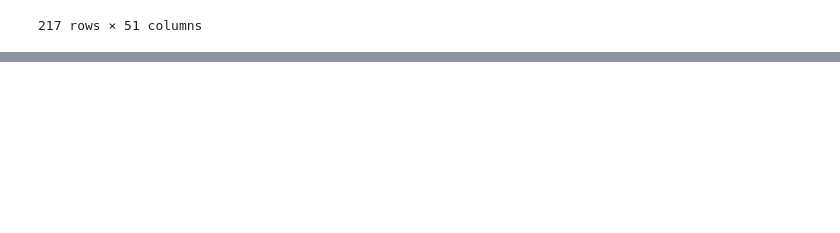
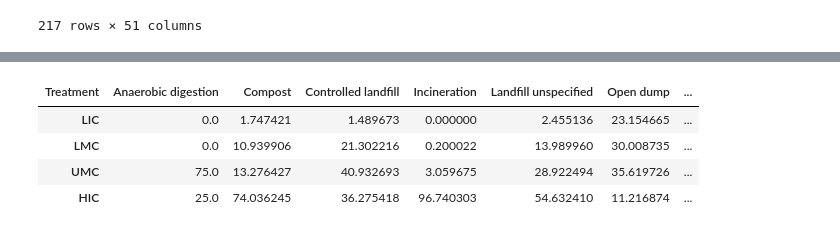
Before and after one commit to ShilpaMuralidhar/WasteManagement, a Jupyter notebook: Data_Science/viz_heatmap.ipynb, the cells around one changed output, grey strips where cells are left out. Cells and saved outputs as stored; diff of their text form; code cells hidden in the pictures; blank space fills up the shorter version.

```diff
--- a/Data_Science/viz_heatmap.ipynb
+++ b/Data_Science/viz_heatmap.ipynb
@@ -31,0 +34,15 @@ country_data_df
+# %%
+Treatment = country_data_df[['country_name',
+                             'income_id',
+                       'waste_treatment_anaerobic_digestion_percent',
+                       'waste_treatment_compost_percent',
+                       'waste_treatment_controlled_landfill_percent',
+                       'waste_treatment_incineration_percent',
+                       'waste_treatment_landfill_unspecified_percent',
+                       'waste_treatment_open_dump_percent',
+                       'waste_treatment_other_percent',
+                       'waste_treatment_recycling_percent',
+                       'waste_treatment_sanitary_landfill_landfill_gas_system_percent',
+                       'waste_treatment_unaccounted_for_percent',
+                       'waste_treatment_waterways_marine_percent']]
+Treatment.fillna(0).set_index('country_name').head(3)
@@ -31,0 +55,53 @@ country_data_df
+# %%
+Treatment_LIC = Treatment.groupby('income_id').get_group('LIC').fillna(0).drop_duplicates().set_index('country_name')
+df1 = Treatment_LIC.sum(axis=0)
+df_LIC= pd.DataFrame(df1)
+
+Treatment_LMC = Treatment.groupby('income_id').get_group('LMC').fillna(0).drop_duplicates().set_index('country_name')
+df2 = Treatment_LMC.sum(axis=0)
+df_LMC= pd.DataFrame(df2)
+
+Treatment_UMC = Treatment.groupby('income_id').get_group('UMC').fillna(0).drop_duplicates().set_index('country_name')
+df3 = Treatment_UMC.sum(axis=0)
+df_UMC= pd.DataFrame(df3)
+
+Treatment_HIC = Treatment.groupby('income_id').get_group('HIC').fillna(0).drop_duplicates().set_index('country_name')
+df4 = Treatment_HIC.sum(axis=0)
+df_HIC= pd.DataFrame(df4)
+
+df_Treatment = pd.concat([df_LIC,df_LMC,df_UMC,df_HIC ], axis=1)
+df_Treatment.columns=["LIC", "LMC", "UMC", "HIC"]
+df_Treatment.index.names = ['Treatment']
+df_Treatment
+
+df_Treatment["Total"] = df_Treatment["LIC"] + df_Treatment["LMC"] + df_Treatment["UMC"] + df_Treatment["HIC"]
+df_world = df_Treatment.drop(['income_id'])
+df_world["Total"] = df_world["Total"].astype(float)
+df_world["Prop_LIC"] = ((df_world["LIC"] / df_world["Total"]) * 100).astype(float)
+df_world["Prop_LMC"] = ((df_world["LMC"] / df_world["Total"]) * 100).astype(float)
+df_world["Prop_UMC"] = ((df_world["UMC"]/ df_world["Total"]) * 100).astype(float)
+df_world["Prop_HIC"] = ((df_world["HIC"]/ df_world["Total"]) * 100).astype(float)
+
+
+df=df_world.rename(index = {'waste_treatment_anaerobic_digestion_percent':'Anaerobic digestion',
+                      'waste_treatment_compost_percent': 'Compost',
+                      'waste_treatment_controlled_landfill_percent': 'Controlled landfill',
+                      'waste_treatment_incineration_percent':'Incineration',
+                      'waste_treatment_landfill_unspecified_percent':'Landfill unspecified',
+                      'waste_treatment_open_dump_percent':'Open dump',
+                      'waste_treatment_other_percent':'Other',
+                      'waste_treatment_recycling_percent':'Recycling',
+                      'waste_treatment_sanitary_landfill_landfill_gas_system_percent':'Sanitary & landfill & gas',
+                      'waste_treatment_unaccounted_for_percent':'Unaccounted',
+                      'waste_treatment_waterways_marine_percent':'Waterways & marine'})
+df.reset_index()
+a = df.drop(['LIC', 'LMC', 'UMC', 'HIC', 'Total'], axis=1)
+a.rename(columns = {'Prop_LIC':'LIC', 'Prop_LMC':'LMC', 'Prop_UMC':'UMC', 'Prop_HIC':'HIC'}, inplace = True)
+Transposed_Treatment = a.T
+Transposed_Treatment
+# %% [output]
+| Treatment | Anaerobic digestion | Compost | Controlled landfill | Incineration | Landfill unspecified | Open dump | ... |
+| LIC | 0.0 | 1.747421 | 1.489673 | 0.000000 | 2.455136 | 23.154665 | ... |
+| LMC | 0.0 | 10.939906 | 21.302216 | 0.200022 | 13.989960 | 30.008735 | ... |
+| UMC | 75.0 | 13.276427 | 40.932693 | 3.059675 | 28.922494 | 35.619726 | ... |
+| HIC | 25.0 | 74.036245 | 36.275418 | 96.740303 | 54.632410 | 11.216874 | ... |
```
Also changed, not shown: parts of 14 cells of this notebook, 1 other file.
